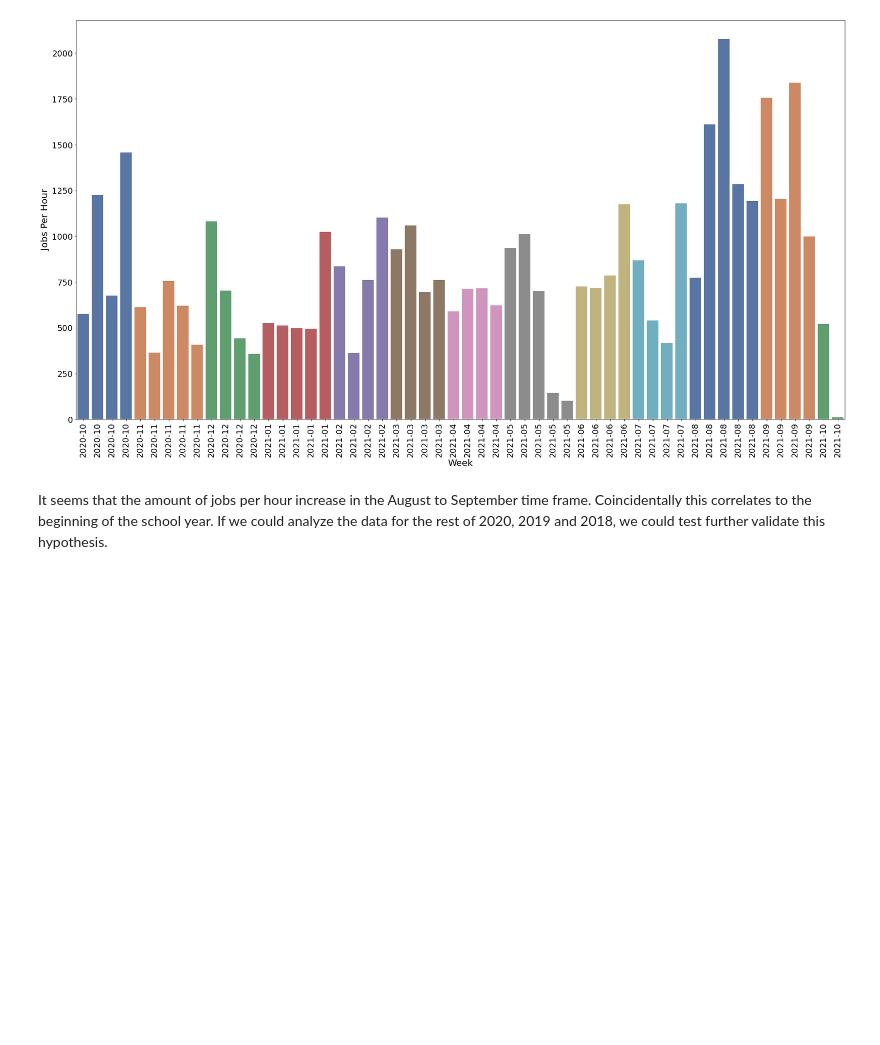
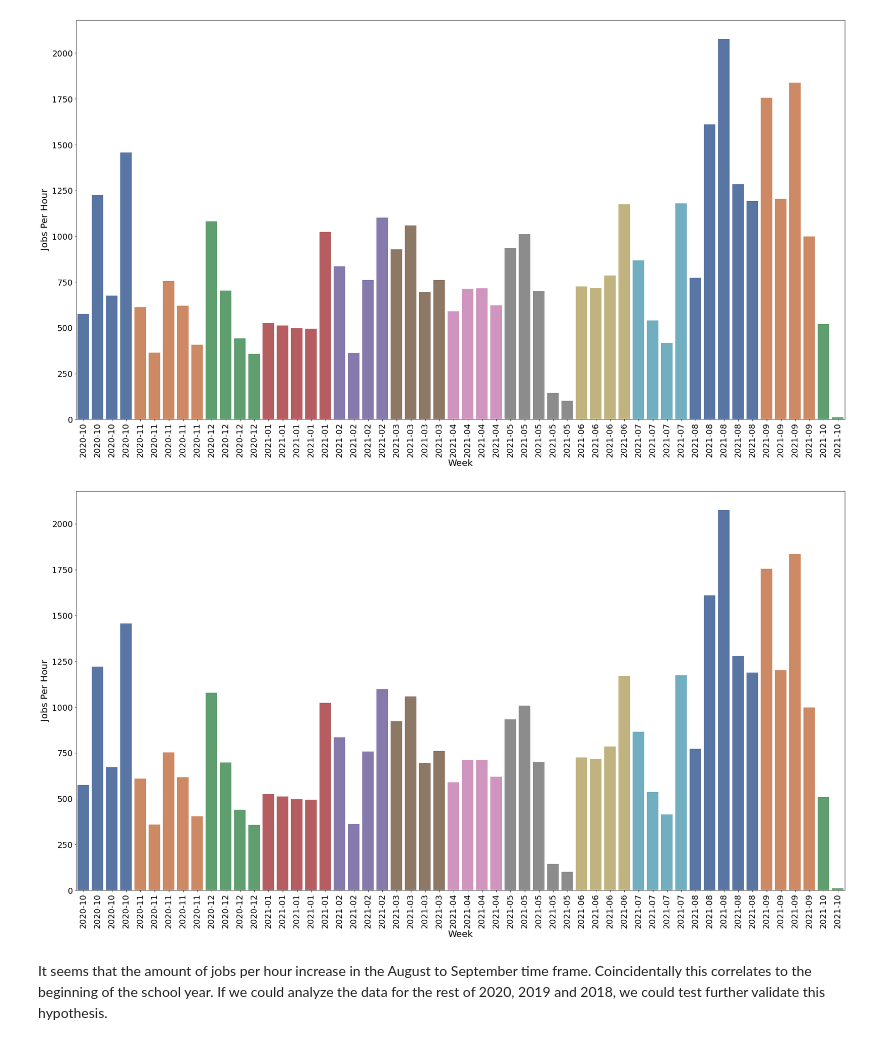
Before and after one commit to nss-data-science-cohort-5/accre-red-skittles, a Jupyter notebook: notebooks/Data Analysis.ipynb, the cells around one changed output. Cells and saved outputs as stored; diff of their text form; code cells hidden in the pictures; blank space fills up the shorter version.

```diff
--- a/notebooks/Data Analysis.ipynb
+++ b/notebooks/Data Analysis.ipynb
@@ -43,6 +87,23 @@ plt.yticks(fontsize=18)
 ax.get_legend().set_visible(False);
 # %% [output]
 [figure]
+# %%
+weekly_jobs_ended_by_hour = jobs[jobs['STATE'] == 'COMPLETED'].groupby(pd.Grouper(key='END',freq='W')).count()/168
+weekly_jobs_ended_by_hour = weekly_jobs_ended_by_hour.reset_index()
+date_labels = weekly_jobs_ended_by_hour['END'].dt.strftime('%Y-%m')
+
+fig, ax = plt.subplots(figsize=(30,16))
+sns.barplot(x='END', y='JOBID', data=weekly_jobs_ended_by_hour, hue=date_labels, dodge=False, palette="deep")
+
+plt.xlabel('Week', fontsize=20)
+ax.set_xticklabels(labels=date_labels, rotation=90, fontsize=18)
+
+plt.ylabel('Jobs Per Hour', fontsize=20)
+plt.yticks(fontsize=18)
+
+ax.get_legend().set_visible(False);
+# %% [output]
+[figure, added]
 # %% [markdown]
 It seems that the amount of jobs per hour increase in the August to September time frame. Coincidentally this correlates to the beginning of the school year. If we could analyze the data for the rest of 2020, 2019 and 2018, we could test further validate this hypothesis.
 # %%
```
Also changed, not shown: parts of 11 cells of this notebook, 1 other file.
